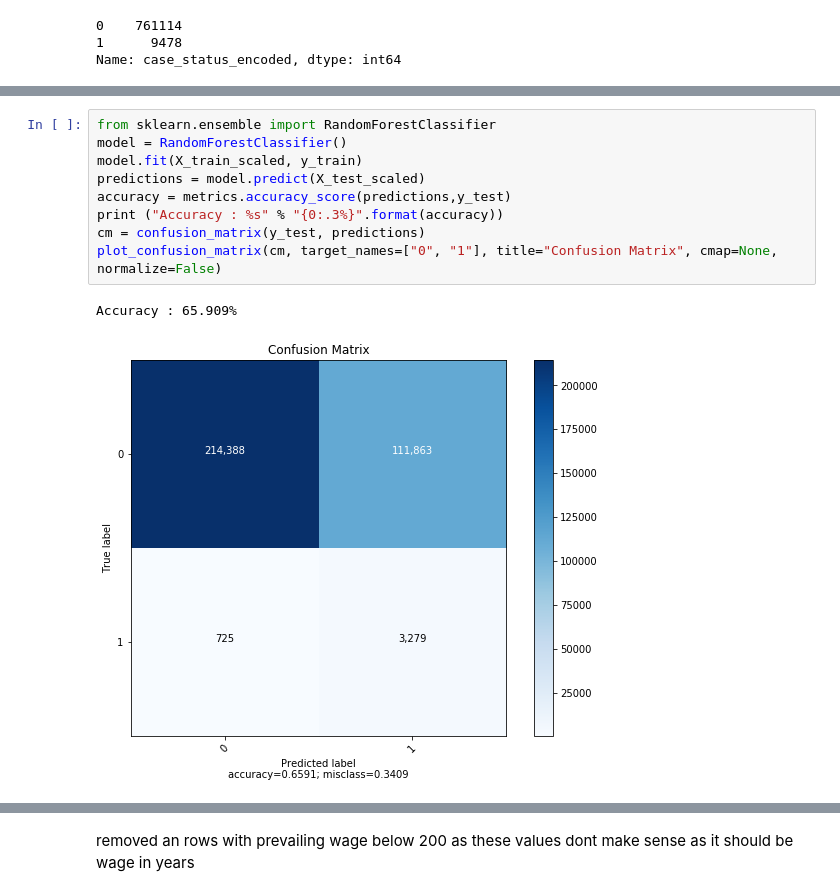
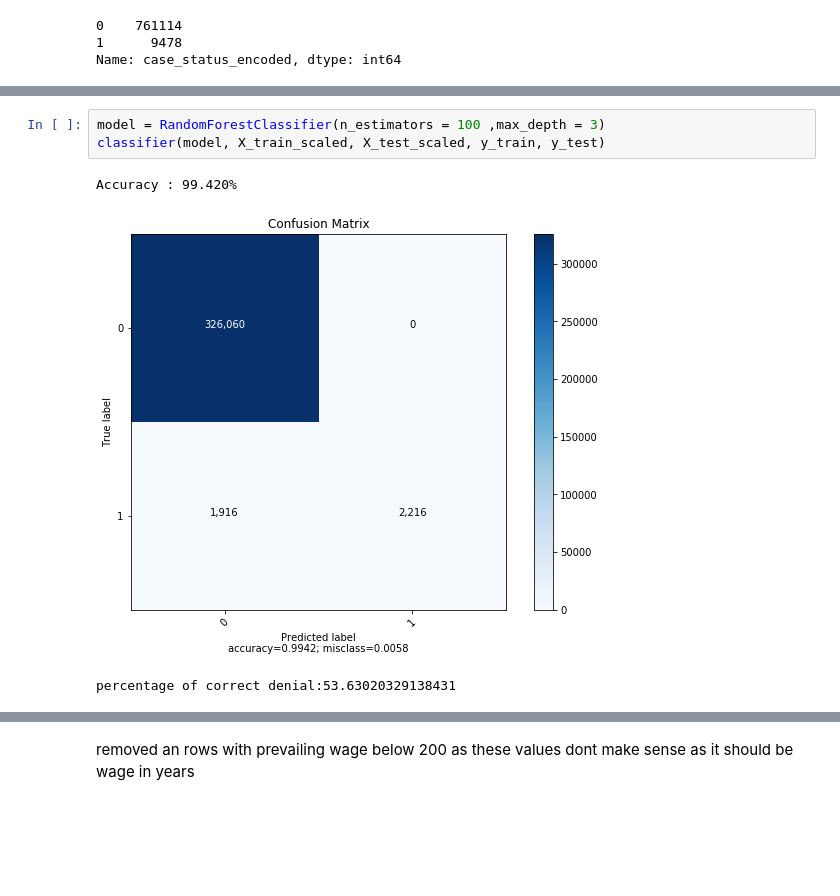
Before and after one commit to ChunkyMitts/FYP_visa_analysis, a Jupyter notebook: 10_baseline_model.ipynb, the cells around one changed output, grey strips where cells are left out. Drawn from its saved outputs; the diff is of its cells as text; blank space fills up the shorter version.

```diff
--- a/10_baseline_model.ipynb
+++ b/10_baseline_model.ipynb
@@ -106,12 +120,7 @@ Accuracy : 99.068%
-# %%
-from sklearn.ensemble import RandomForestClassifier
-model = RandomForestClassifier()
-model.fit(X_train_scaled, y_train)
-predictions = model.predict(X_test_scaled)
-accuracy = metrics.accuracy_score(predictions,y_test)
-print ("Accuracy : %s" % "{0:.3%}".format(accuracy))
-cm = confusion_matrix(y_test, predictions)
-plot_confusion_matrix(cm, target_names=["0", "1"], title="Confusion Matrix", cmap=None, normalize=False)
-# %% [output]
-Accuracy : 65.909%
-[figure, removed]
+# %%
+model = RandomForestClassifier(n_estimators = 100 ,max_depth = 3)
+classifier(model, X_train_scaled, X_test_scaled, y_train, y_test)
+# %% [output]
+Accuracy : 99.420%
+[figure, added]
+percentage of correct denial:53.63020329138431
```
Also changed, not shown: parts of 18 cells of this notebook, 1 other file.
